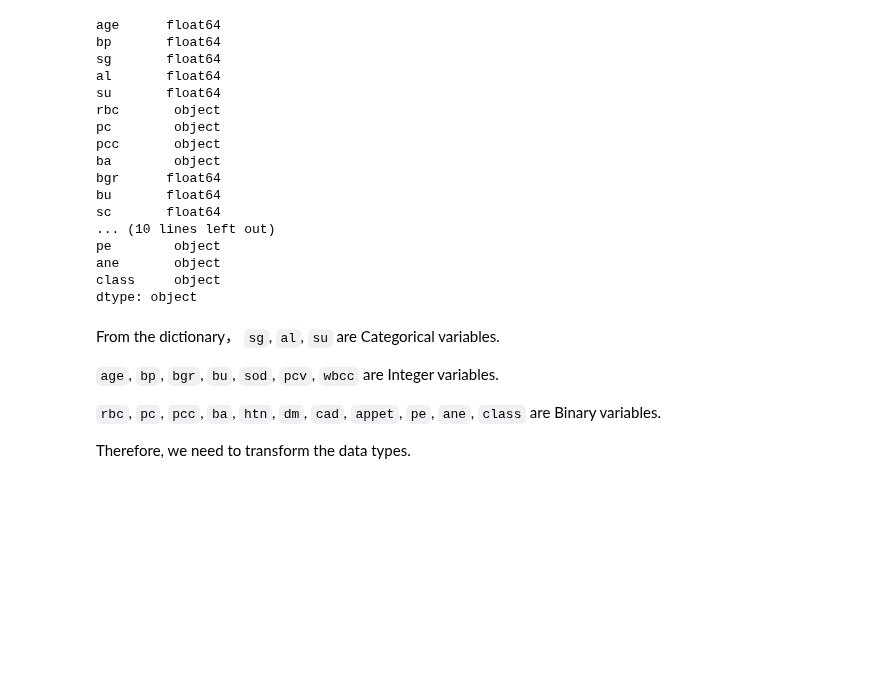
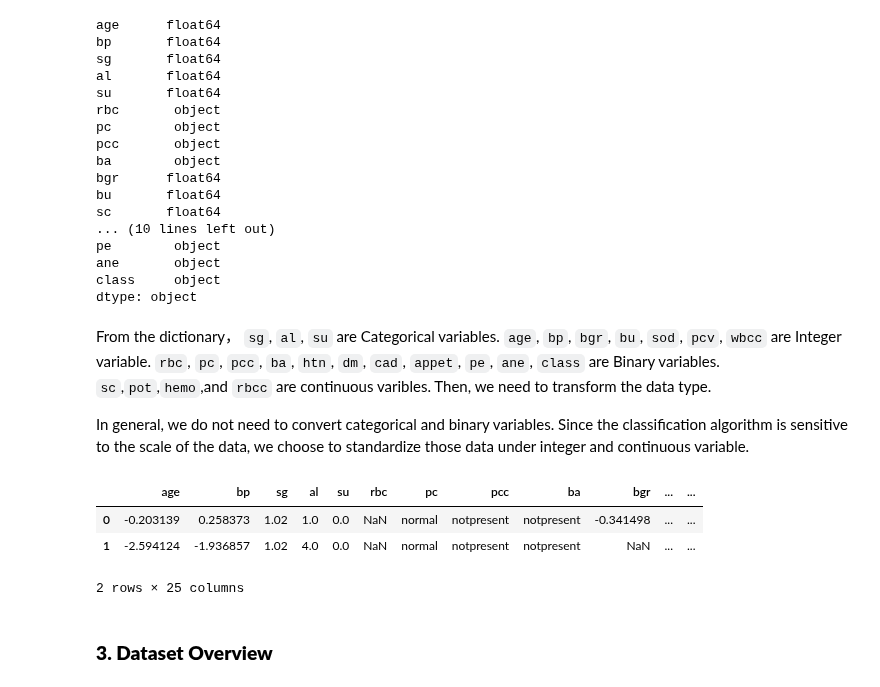
Before and after one commit to Barkesty/Project-Chronic-Kidney-Disease-Classification-Challenge, a Jupyter notebook: project.ipynb, the cells around one changed output. Saved outputs shown, nothing was run; the diff lists cells and outputs as text; code cells hidden in the pictures; blank space fills up the shorter version.

```diff
--- a/project.ipynb
+++ b/project.ipynb
@@ -97,10 +99,24 @@ ane       object
 class     object
 dtype: object
 # %% [markdown]
-From the dictionary， `sg`, `al`, `su` are Categorical variables.
+From the dictionary， `sg`, `al`, `su` are Categorical variables. `age`, `bp`, `bgr`, `bu`, `sod`, `pcv`, `wbcc` are Integer variable. `rbc`, `pc`, `pcc`, `ba`, `htn`, `dm`, `cad`, `appet`, `pe`, `ane`, `class` are Binary variables. `sc`,`pot`,`hemo`,and `rbcc` are continuous varibles. Then, we need to transform the data type.
 
-`age`, `bp`, `bgr`, `bu`, `sod`, `pcv`, `wbcc` are Integer variables.
 
-`rbc`, `pc`, `pcc`, `ba`, `htn`, `dm`, `cad`, `appet`, `pe`, `ane`, `class` are Binary variables.
-
-Therefore, we need to transform the data types.
+In general, we do not need to convert categorical and binary variables. Since the classification algorithm is sensitive to the scale of the data, we choose to standardize those data under integer and continuous variable.
+# %%
+from sklearn.preprocessing import StandardScaler
+
+#df_scale = df.select_dtypes(include=['int64', 'float64']).columns.tolist()
+#df_scale
+
+scale = ['age','bp','bgr','bu','sod','pcv','wbcc','sc','pot','hemo','rbcc']
+scaler = StandardScaler()
+df[scale] = scaler.fit_transform(df[scale])
+df.head(2)
+# %% [output]
+|  | age | bp | sg | al | su | rbc | pc | pcc | ba | bgr | ... | ... |
+| 0 | -0.203139 | 0.258373 | 1.02 | 1.0 | 0.0 | NaN | normal | notpresent | notpresent | -0.341498 | ... | ... |
+| 1 | -2.594124 | -1.936857 | 1.02 | 4.0 | 0.0 | NaN | normal | notpresent | notpresent | NaN | ... | ... |
+2 rows × 25 columns
+# %% [markdown]
+### **3. Dataset Overview**
```
Also changed, not shown: parts of 4 cells of this notebook, 1 other file.
